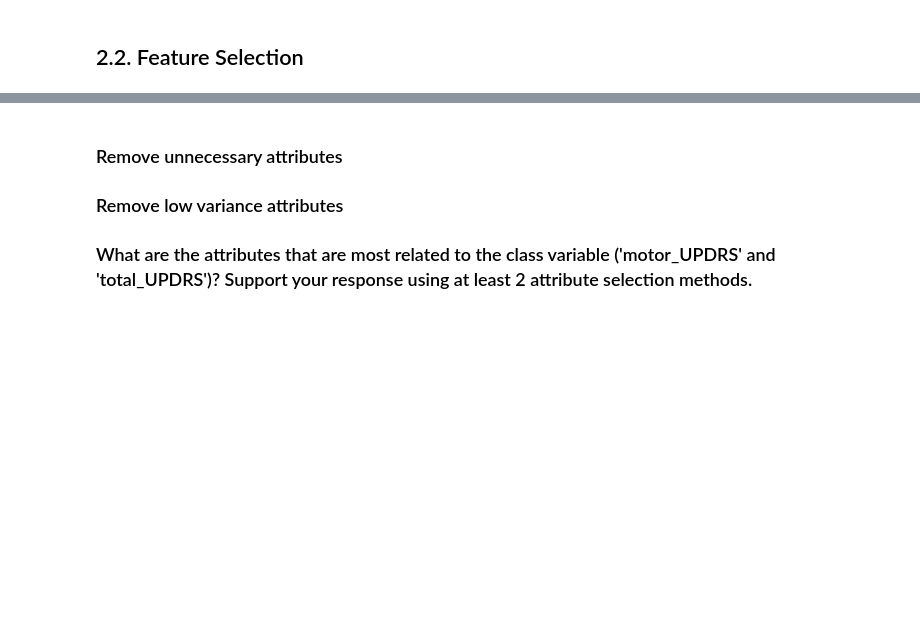
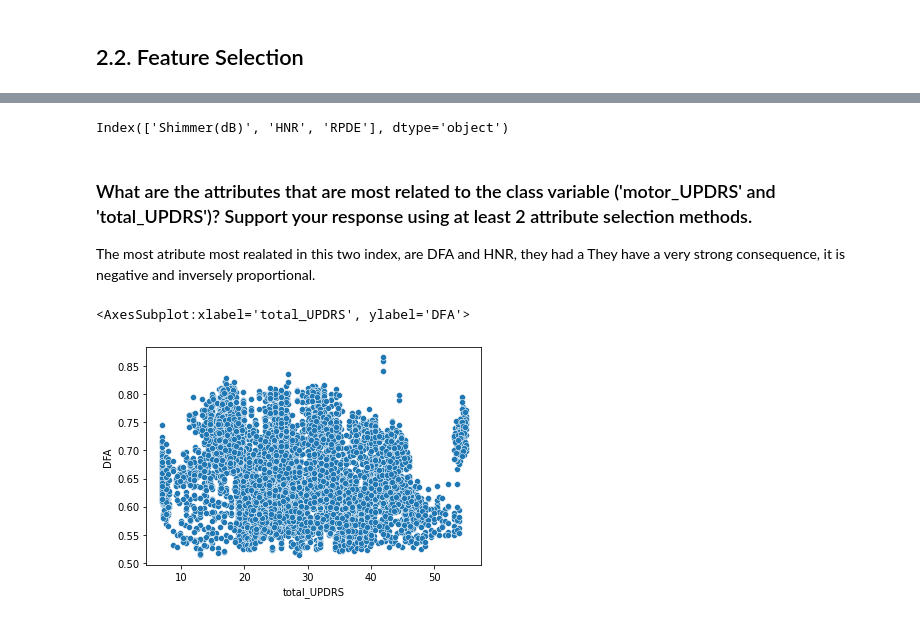
Before and after one commit to camilocbarrera/Workshop_1, a Jupyter notebook: Workshop_1.ipynb, the cells around one changed output, grey strips where cells are left out. Drawn from its saved outputs; the diff is of its cells as text; code cells hidden in the pictures; blank space fills up the shorter version.

```diff
--- a/Workshop_1.ipynb
+++ b/Workshop_1.ipynb
@@ -114,4 +217,21 @@ plt.show()
+# %%
+attributes = X_train.columns
+
+selector = VarianceThreshold(threshold=0.01)
+
+selector.fit_transform(X_train)
+
+cols = selector.get_support(indices=True)
+attributes = attributes[cols]
+
+print(attributes)
+# %% [output]
+Index(['Shimmer(dB)', 'HNR', 'RPDE'], dtype='object')
 # %% [markdown]
-### Remove unnecessary attributes
-### Remove low variance attributes
 ### What are the attributes that are most related to the class variable ('motor_UPDRS' and 'total_UPDRS')? Support your response using at least 2 attribute selection methods.
+The most atribute most realated in this two index, are DFA and HNR, they had a They have a very strong consequence, it is negative and inversely proportional.
+# %%
+sns.scatterplot(data=df,x='total_UPDRS',y='DFA')
+# %% [output]
+<AxesSubplot:xlabel='total_UPDRS', ylabel='DFA'>
+[figure, added]
```
Also changed, not shown: parts of 39 cells of this notebook, 1 other file.
